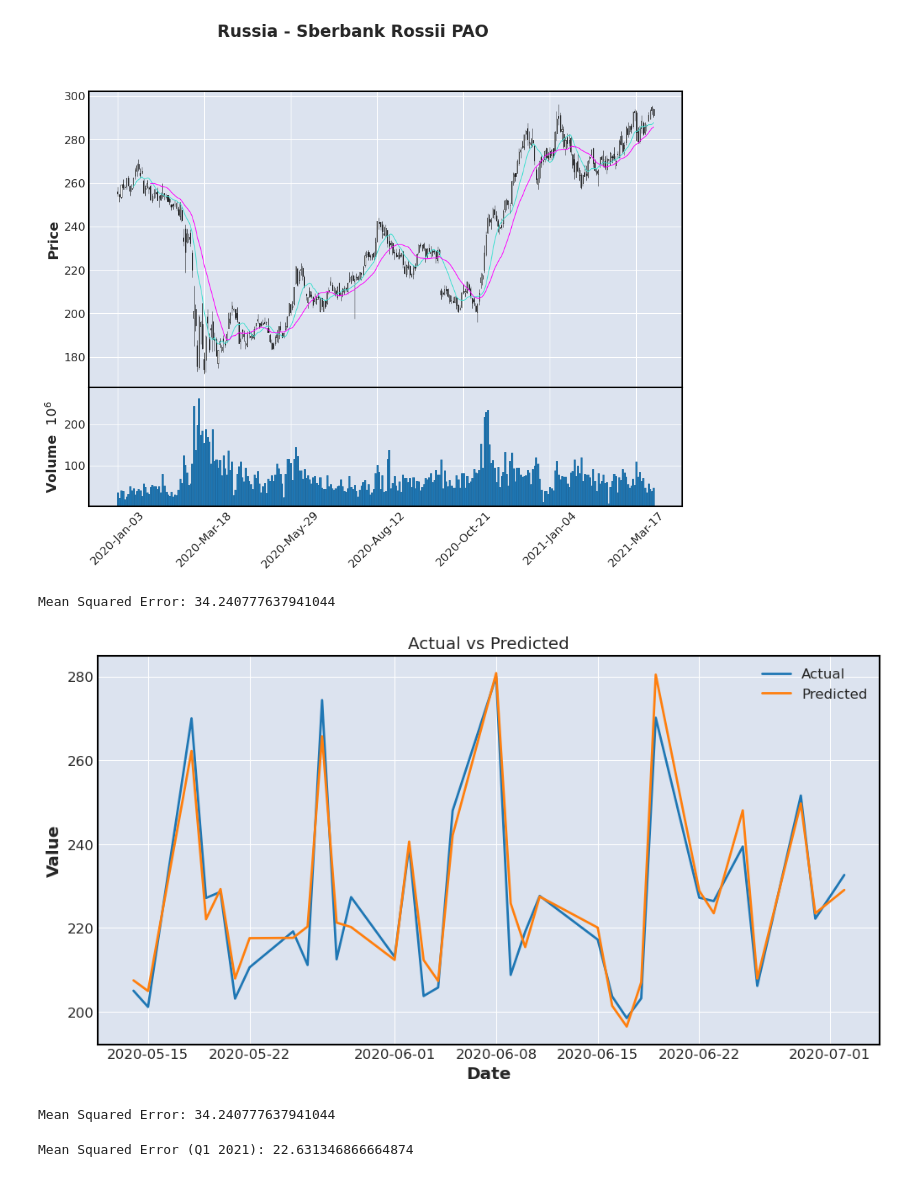
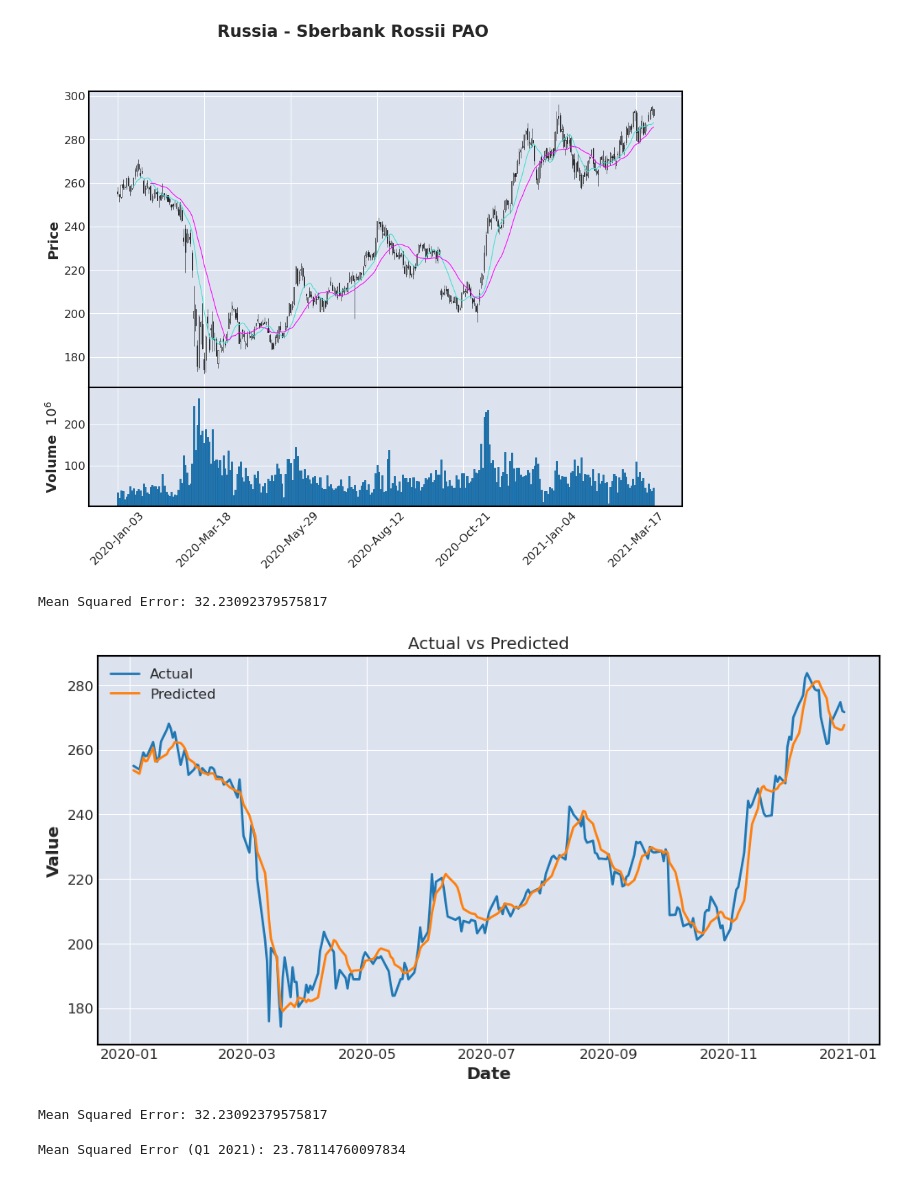
Before and after one commit to saadAwd/Kaggle, a Jupyter notebook: notebookb8108ecaba.ipynb, the cells around one changed output. Saved outputs shown, nothing was run; the diff lists cells and outputs as text; code cells hidden in the pictures.

```diff
--- a/notebookb8108ecaba.ipynb
+++ b/notebookb8108ecaba.ipynb
@@ -156,8 +156,6 @@ from sklearn.linear_model import LinearRegression
 from sklearn.model_selection import train_test_split
 from sklearn.metrics import mean_squared_error
 
-# Assume 'Close' is the column containing the closing prices
-# Assume the column name is 'Date' in the correct case
 
 # Filter data for 2020 Q1, Q2, Q3, Q4
 start_date = '2020-01-01'
@@ -169,6 +167,11 @@ window_sizes = [7, 30, 90]
 for window_size in window_sizes:
     col_name = f'{window_size}-day Moving Average'
     filtered_data.loc[:, col_name] = filtered_data['Close'].rolling(window=window_size).mean()
+
+# Fill NaN values in 30-day and 90-day moving averages with values from 7-day moving average
+filtered_data['7-day Moving Average'].fillna(filtered_data['Close'], inplace=True)
+filtered_data['30-day Moving Average'].fillna(filtered_data['7-day Moving Average'], inplace=True)
+filtered_data['90-day Moving Average'].fillna(filtered_data['7-day Moving Average'], inplace=True)
 
 # Drop rows with NaN values
 filtered_data.dropna(inplace=True)
@@ -191,48 +194,49 @@ y_pred = regressor.predict(X_test)
 mse = mean_squared_error(y_test, y_pred)
 print(f"Mean Squared Error: {mse}")
 # %% [output]
-Mean Squared Error: 34.240777637941044
+Mean Squared Error: 32.23092379575817
 # %%
 import matplotlib.pyplot as plt
 
 # Increase the figure size
 plt.figure(figsize=(12, 6))
 
 # Plotting actual values
-plt.plot(filtered_data.index[:len(y_test)], y_test, label='Actual')
+plt.plot(filtered_data.index, target, label='Actual')
 
 # Plotting predicted values
-plt.plot(filtered_data.index[:len(y_pred)], y_pred, label='Predicted')
+plt.plot(filtered_data.index, regressor.predict(features), label='Predicted')
+
 
 # Set labels and title
 plt.xlabel('Date')
 plt.ylabel('Value')
 plt.title('Actual vs Predicted')
 
 # Add legend
 plt.legend()
 
 # Display the plot
 plt.show()
 print(f"Mean Squared Error: {mse}")
 # %% [output]
-[figure, old version]
+[figure, new version]
-Mean Squared Error: 34.240777637941044
+Mean Squared Error: 32.23092379575817
 # %%
 import pandas as pd
 from sklearn.linear_model import LinearRegression
 from sklearn.metrics import mean_squared_error
 
 # Filter data for Q1 2021
-start_date = '2021-01-01'
-end_date = '2021-03-31'
-q1_data = Russia.loc[(Russia.index >= start_date) & (Russia.index <= end_date)].copy()
+start_date21 = '2021-01-01'
+end_date21 = '2021-03-31'
+q1_data = Russia.loc[(Russia.index >= start_date21) & (Russia.index <= end_date21)].copy()
 
 # Compute moving averages for Q1 2021
-window_sizes = [7, 30, 90]
-for window_size in window_sizes:
-    col_name = f'{window_size}-day Moving Average'
-    q1_data[col_name] = q1_data['Close'].rolling(window=window_size).mean()
+window_sizes21 = [7, 30, 90]
+for window_size21 in window_sizes21:
+    col_name = f'{window_size21}-day Moving Average'
+    q1_data[col_name] = q1_data['Close'].rolling(window=window_size21).mean()
 
 # Fill NaN values in 30-day and 90-day moving averages with values from 7-day moving average
 q1_data['30-day Moving Average'].fillna(q1_data['7-day Moving Average'], inplace=True)
@@ -256,7 +260,7 @@ else:
     q1_mse = mean_squared_error(q1_target, q1_predictions)
     print(f"Mean Squared Error (Q1 2021): {q1_mse}")
 # %% [output]
-Mean Squared Error (Q1 2021): 22.631346866664874
+Mean Squared Error (Q1 2021): 23.78114760097834
 # %%
 import matplotlib.pyplot as plt
 
```
Also changed, not shown: parts of 4 cells of this notebook.
